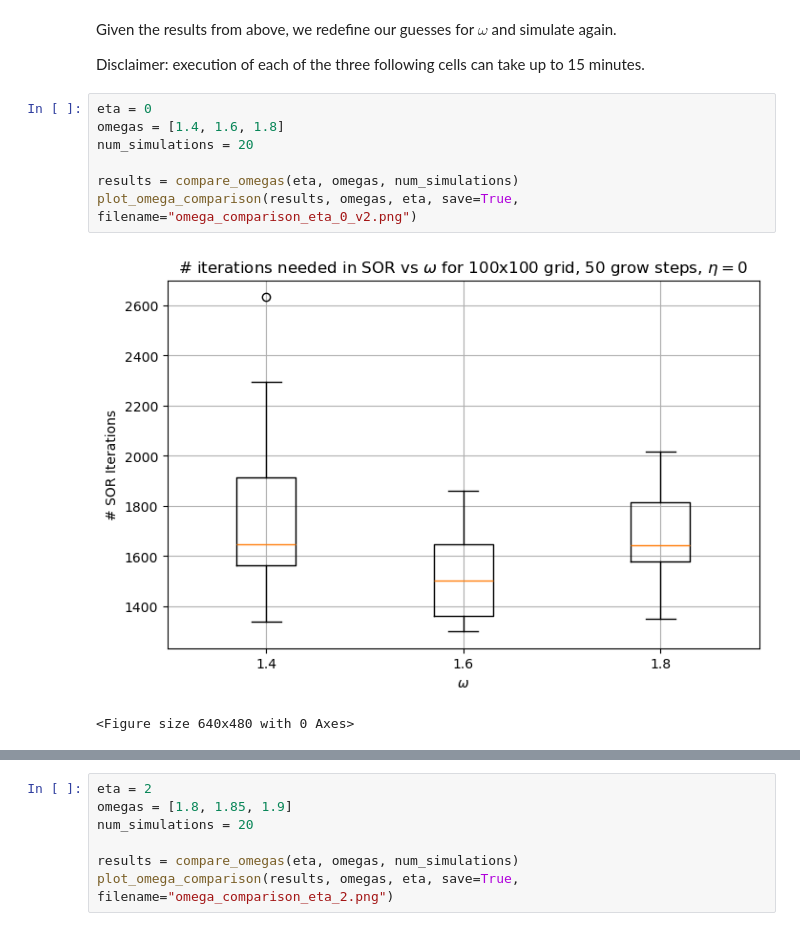
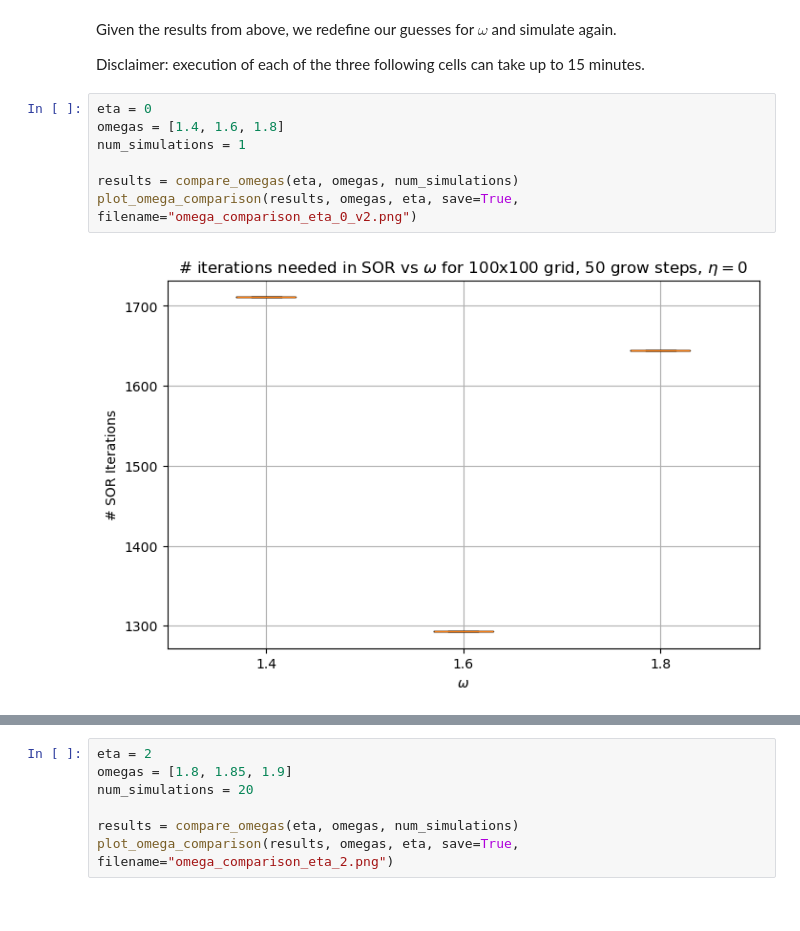
Before and after one commit to kingilsildor/CLS-Scientific_Computing-Assignment2, a Jupyter notebook: interface.ipynb, the cells around one changed output, grey strips where cells are left out. Cells and saved outputs as stored; diff of their text form.

```diff
--- a/interface.ipynb
+++ b/interface.ipynb
@@ -79,13 +95,12 @@ Disclaimer: execution of each of the three following cells can take up to 15 min
 # %%
 eta = 0
 omegas = [1.4, 1.6, 1.8]
-num_simulations = 20
+num_simulations = 1
 
 results = compare_omegas(eta, omegas, num_simulations)
 plot_omega_comparison(results, omegas, eta, save=True, filename="omega_comparison_eta_0_v2.png")
 # %% [output]
-[figure, old version]
+[figure, new version]
-<Figure size 640x480 with 0 Axes>
 # %%
 eta = 1
 omegas = [1.75, 1.8, 1.85]
```
Also changed, not shown: parts of 5 cells of this notebook, 5 other files.
